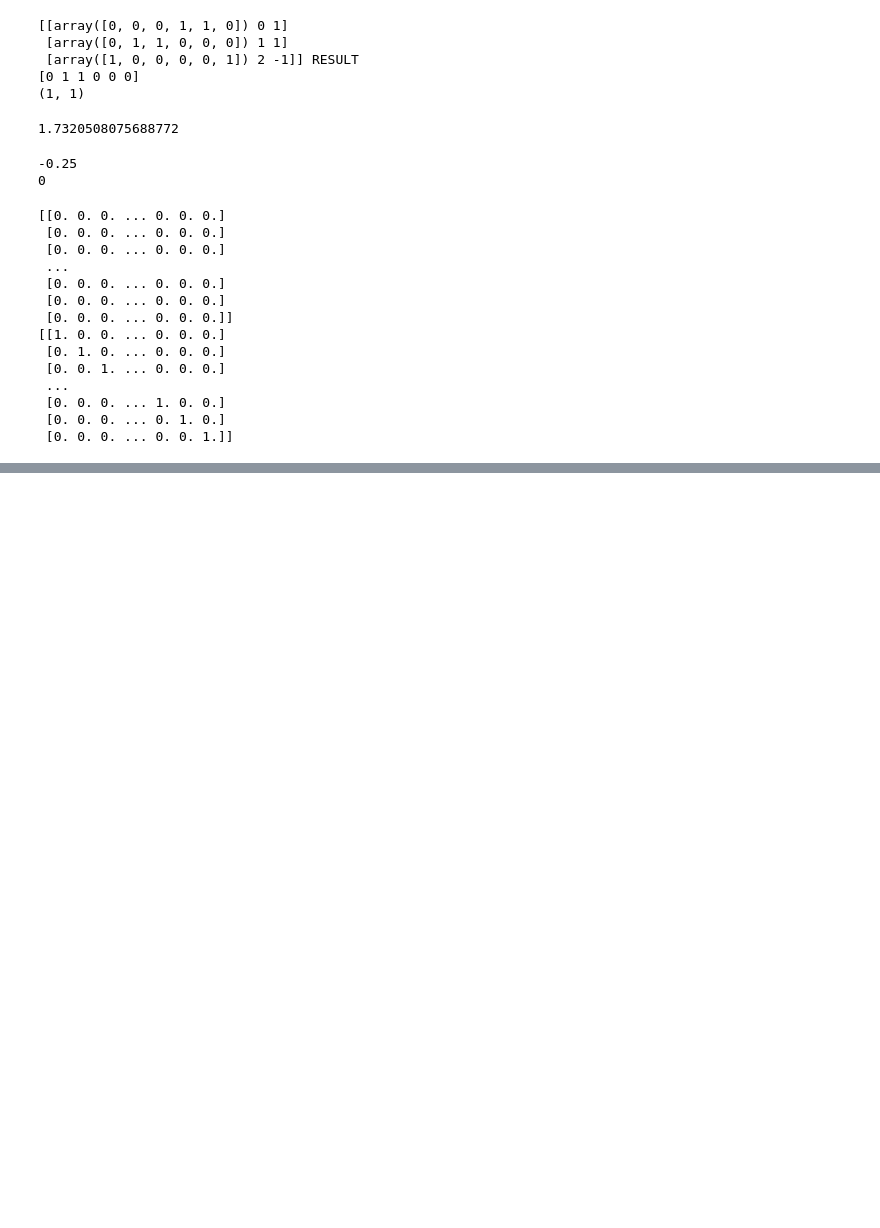
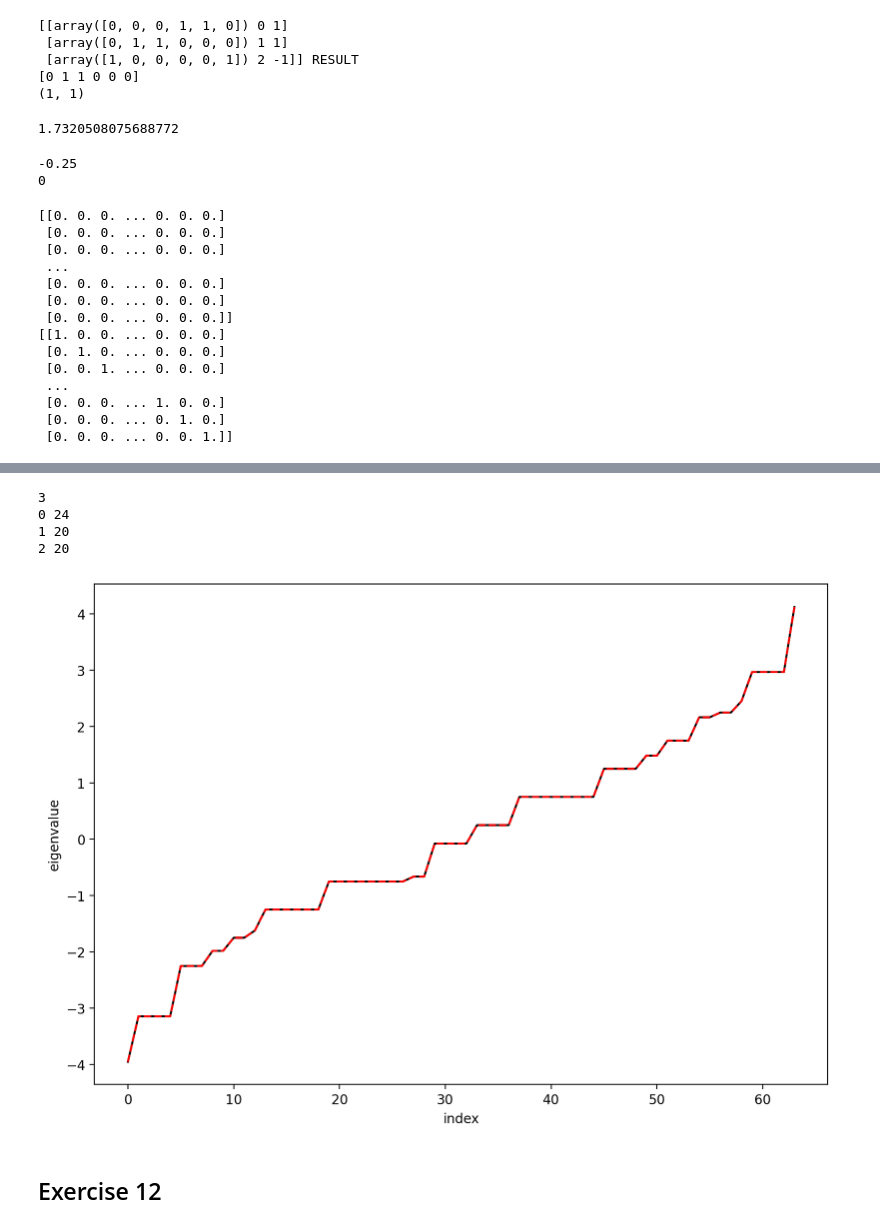
Before and after one commit to Leonhard-Moske/CMCMP, a Jupyter notebook: sheet4/physics767_sheet4_LeonhardMoske.ipynb, the cells around one changed output, grey strips where cells are left out. Saved outputs shown, nothing was run; the diff lists cells and outputs as text; code cells hidden in the pictures; blank space fills up the shorter version.

```diff
--- a/sheet4/physics767_sheet4_LeonhardMoske.ipynb
+++ b/sheet4/physics767_sheet4_LeonhardMoske.ipynb
@@ -220,4 +211,0 @@ def make_spin_basis(L):
-# %%
-L = 4
-
-make_spin_basis(L)
@@ -619,0 +571,26 @@ $\displaystyle \left[\begin{array}{cccccccccccccccccccc}-0.75 + 3.33066907387547
+# %%
+print(L)
+L = 3
+#sympy.Matrix(calcHam(L,transtionOP)[1])
+specs=[]
+for Hk in calcHam(L,transtionOP):
+    kspec = np.linalg.eigvalsh(Hk)
+    specs.extend(kspec)
+
+
+fullspec=np.linalg.eigvalsh(calcMatrix(genBasis(L),L,1,1))
+# %% [output]
+3
+0 24
+1 20
+2 20
+# %%
+plt.figure(figsize=(10,7),dpi=200);
+plt.xlabel("index")
+plt.ylabel("eigenvalue")
+plt.plot(fullspec,'k-');
+plt.plot(sorted(specs),'r--');
+# %% [output]
+[figure, added]
+# %% [markdown]
+## Exercise 12
```
Also changed, not shown: parts of 12 cells of this notebook.
